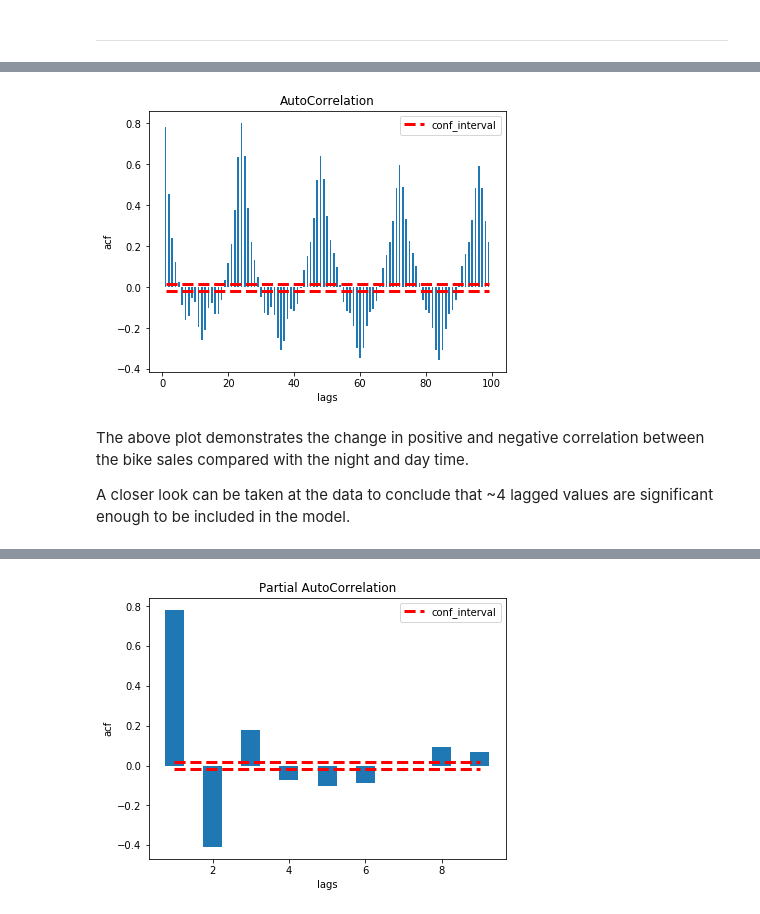
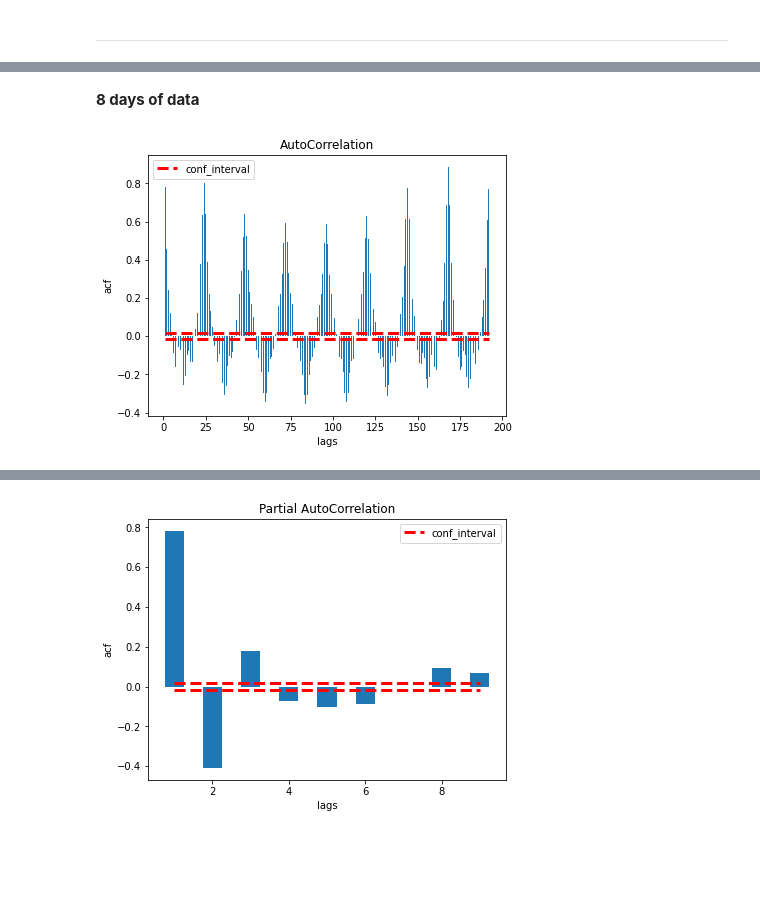
Before and after one commit to dmorgankx/mlnotebooks, a Jupyter notebook: notebooks/12 Time Series Forecasting.ipynb, the cells around one changed output, grey strips where cells are left out. Cells and saved outputs as stored; diff of their text form; code cells hidden in the pictures; blank space fills up the shorter version.

```diff
--- a/notebooks/12 Time Series Forecasting.ipynb
+++ b/notebooks/12 Time Series Forecasting.ipynb
@@ -150,8 +261,7 @@ In the below plot, the x axis provides the lag number, while the y axis represen
+# %% [markdown]
+**8 days of data**
 # %%
-.ml.ts.acfPlot[yTrainSales;100]
+eightDays:1+til 192
+.ml.ts.acfPlot[yTrainSales;eightDays;1]
 # %% [output]
-[figure, old version]
+[figure, new version]
-# %% [markdown]
-The above plot demonstrates the change in positive and negative correlation between the bike sales compared with the night and day time.
-
-A closer look can be taken at the data to conclude that ~4 lagged values are significant enough to be included in the model.
```
Also changed, not shown: parts of 193 cells of this notebook, 7 other files.
